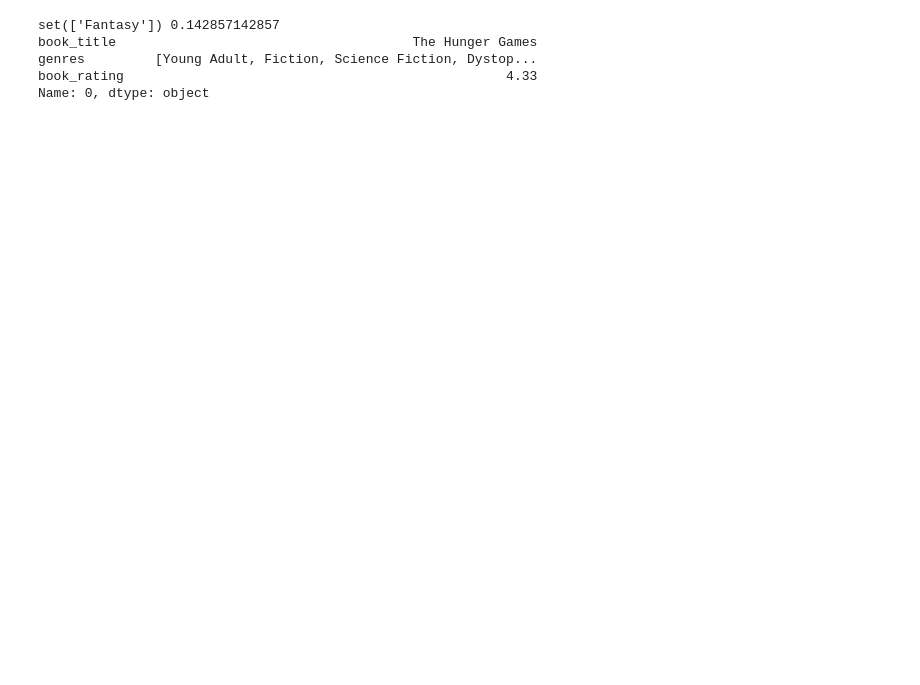
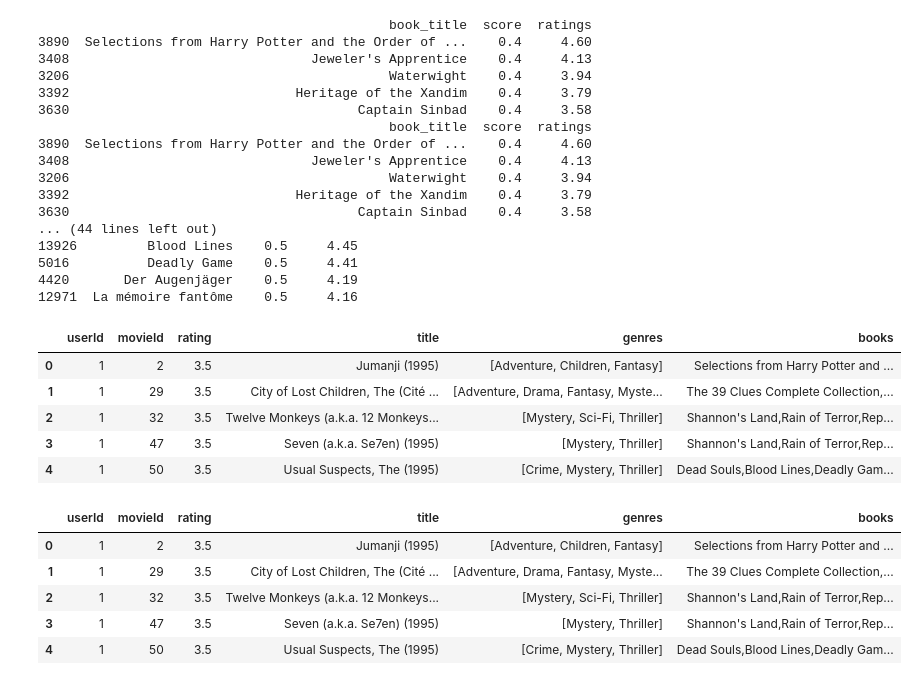
Before and after one commit to salihasjsu/cmpe257-CrossDomainRecommendation, a Jupyter notebook: project_jaccard.ipynb, the cells around one changed output. Cells and saved outputs as stored; diff of their text form; code cells hidden in the pictures; blank space fills up the shorter version.

```diff
--- a/project_jaccard.ipynb
+++ b/project_jaccard.ipynb
@@ -76,22 +106,61 @@ books.head()
 # %%
 def book_basedon_movie(genre):
-    # finding intersection and recommending books
+    # finding intersecti:on and recommending books
+    data = []
+
+    book_titles = []
+    scores = []
+    ratings = []
     for i,row in books.iterrows():
         movies_set = set(genre)
         books_set = set(row.genres)
         intersection = movies_set.intersection(books_set)
+        book_titles.append(row.book_title)
+        ratings.append(row.book_rating)
+        scores.append(float(len(intersection))/(len(movies_set)+len(books_set)))
+    final = pd.DataFrame(columns = ['book_title','score','ratings'])
+    final['book_title'] = book_titles
+    final['score'] = scores
+    final['ratings'] = ratings
+    return final
 
-        score = float(len(intersection))/(len(movies_set)+len(books_set))
-        print intersection, score
-        if score*10>1:
-            return row
+books_array = []
+for i, row in toprated_user_movies.iterrows():
+    book_df = book_basedon_movie(row.genres)
+    book_df = book_df.loc[book_df['ratings'] >= 3]
+    book_df = book_df.sort_values(['score','ratings'],ascending=[False,False]).head(5)
+    books_array.append(','.join([str(elem) for elem in book_df['book_title']]))
 
-book = book_basedon_movie(toprated_user_movies['genres'][0])
+toprated_user_movies['books'] = books_array
 
-print book
+toprated_user_movies.head()
 # %% [output]
-set(['Fantasy']) 0.142857142857
-book_title                                      The Hunger Games
-genres         [Young Adult, Fiction, Science Fiction, Dystop...
-book_rating                                                 4.33
-Name: 0, dtype: object
+                                             book_title  score  ratings
+3890  Selections from Harry Potter and the Order of ...    0.4     4.60
+3408                               Jeweler's Apprentice    0.4     4.13
+3206                                         Waterwight    0.4     3.94
+3392                             Heritage of the Xandim    0.4     3.79
+3630                                     Captain Sinbad    0.4     3.58
+                                             book_title  score  ratings
+3890  Selections from Harry Potter and the Order of ...    0.4     4.60
+3408                               Jeweler's Apprentice    0.4     4.13
+3206                                         Waterwight    0.4     3.94
+3392                             Heritage of the Xandim    0.4     3.79
+3630                                     Captain Sinbad    0.4     3.58
+... (44 lines left out)
+13926         Blood Lines    0.5     4.45
+5016          Deadly Game    0.5     4.41
+4420       Der Augenjäger    0.5     4.19
+12971  La mémoire fantôme    0.5     4.16
+|  | userId | movieId | rating | title | genres | books |
+| 0 | 1 | 2 | 3.5 | Jumanji (1995) | [Adventure, Children, Fantasy] | Selections from Harry Potter and ... |
+| 1 | 1 | 29 | 3.5 | City of Lost Children, The (Cité ... | [Adventure, Drama, Fantasy, Myste... | The 39 Clues Complete Collection,... |
+| 2 | 1 | 32 | 3.5 | Twelve Monkeys (a.k.a. 12 Monkeys... | [Mystery, Sci-Fi, Thriller] | Shannon's Land,Rain of Terror,Rep... |
+| 3 | 1 | 47 | 3.5 | Seven (a.k.a. Se7en) (1995) | [Mystery, Thriller] | Shannon's Land,Rain of Terror,Rep... |
+| 4 | 1 | 50 | 3.5 | Usual Suspects, The (1995) | [Crime, Mystery, Thriller] | Dead Souls,Blood Lines,Deadly Gam... |
+|  | userId | movieId | rating | title | genres | books |
+| 0 | 1 | 2 | 3.5 | Jumanji (1995) | [Adventure, Children, Fantasy] | Selections from Harry Potter and ... |
+| 1 | 1 | 29 | 3.5 | City of Lost Children, The (Cité ... | [Adventure, Drama, Fantasy, Myste... | The 39 Clues Complete Collection,... |
+| 2 | 1 | 32 | 3.5 | Twelve Monkeys (a.k.a. 12 Monkeys... | [Mystery, Sci-Fi, Thriller] | Shannon's Land,Rain of Terror,Rep... |
+| 3 | 1 | 47 | 3.5 | Seven (a.k.a. Se7en) (1995) | [Mystery, Thriller] | Shannon's Land,Rain of Terror,Rep... |
+| 4 | 1 | 50 | 3.5 | Usual Suspects, The (1995) | [Crime, Mystery, Thriller] | Dead Souls,Blood Lines,Deadly Gam... |
```
Also changed, not shown: parts of 5 cells of this notebook, 1 other file.
